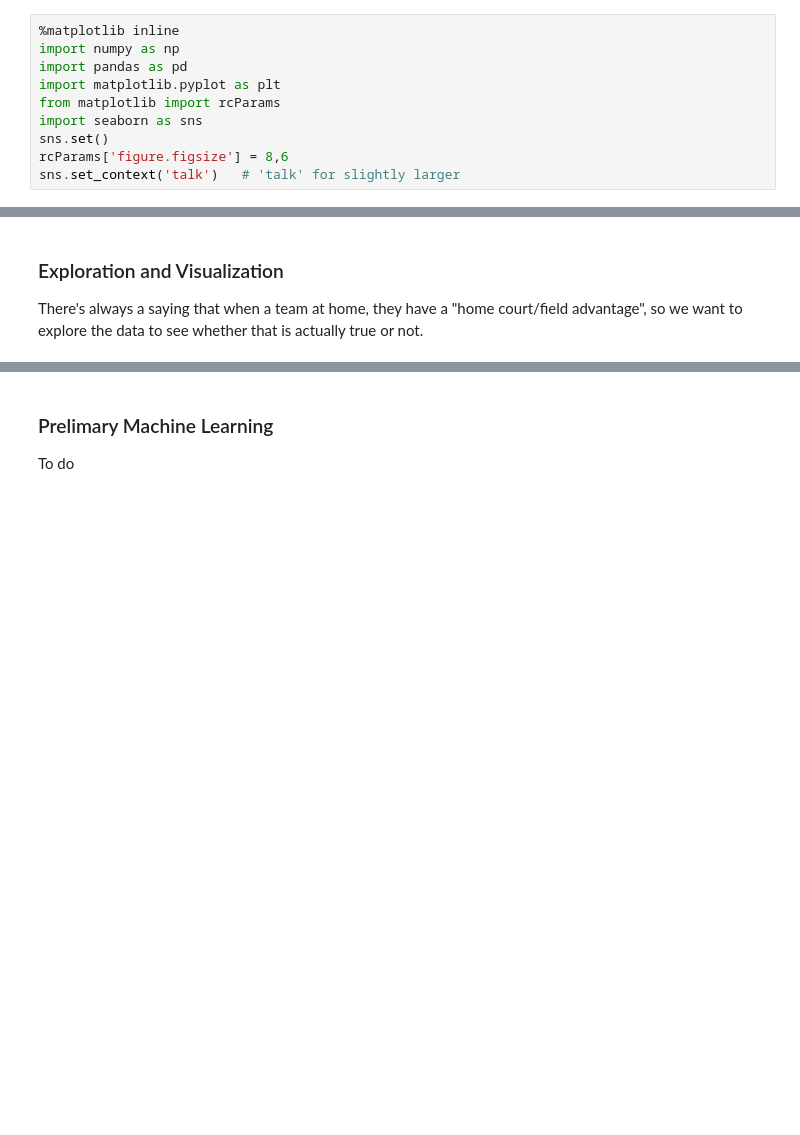
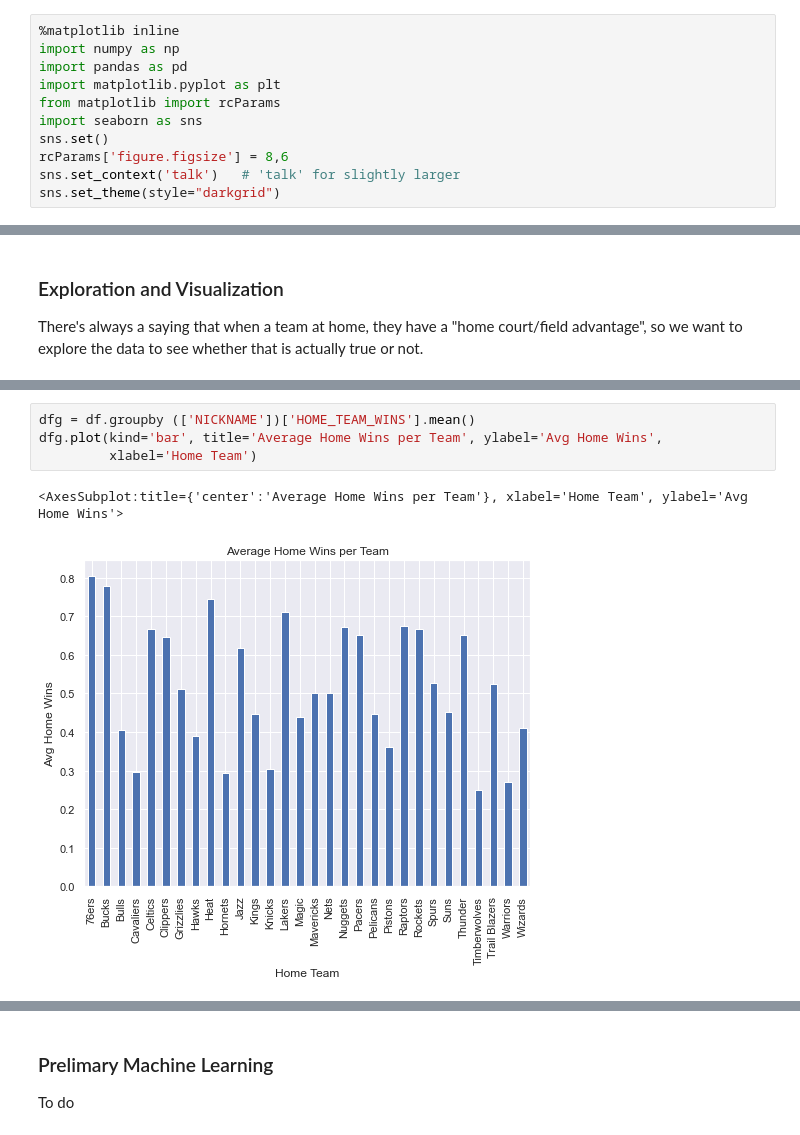
Before and after one commit to apainintheneck/nba-data-science, a Jupyter notebook: project_update.ipynb, the cells around one changed output, grey strips where cells are left out. Drawn from its saved outputs; the diff is of its cells as text; blank space fills up the shorter version.

```diff
--- a/project_update.ipynb
+++ b/project_update.ipynb
@@ -12,6 +12,7 @@ import seaborn as sns
 sns.set()
 rcParams['figure.figsize'] = 8,6
 sns.set_context('talk')   # 'talk' for slightly larger
+sns.set_theme(style="darkgrid")
 # %% [markdown]
 ### Choice of Dataset
 Our dataset is focused on the 2019 season from this dataset of NBA games(games.csv). https://www.kaggle.com/nathanlauga/nba-games. We are choosing to make the program modular enough that other seasons can also be analyzed, but only a single season is chosen at a time to stay within the goals of the project. Drop the games.csv in the same folder as this file to run the following code.
@@ -149 +138,8 @@ df.sort_values(by=df.columns[1])
+# %%
+dfg = df.groupby (['NICKNAME'])['HOME_TEAM_WINS'].mean()
+dfg.plot(kind='bar', title='Average Home Wins per Team', ylabel='Avg Home Wins',
+         xlabel='Home Team')
+# %% [output]
+<AxesSubplot:title={'center':'Average Home Wins per Team'}, xlabel='Home Team', ylabel='Avg Home Wins'>
+[figure, added]
 # %%
```
Also changed, not shown: parts of 9 cells of this notebook.
